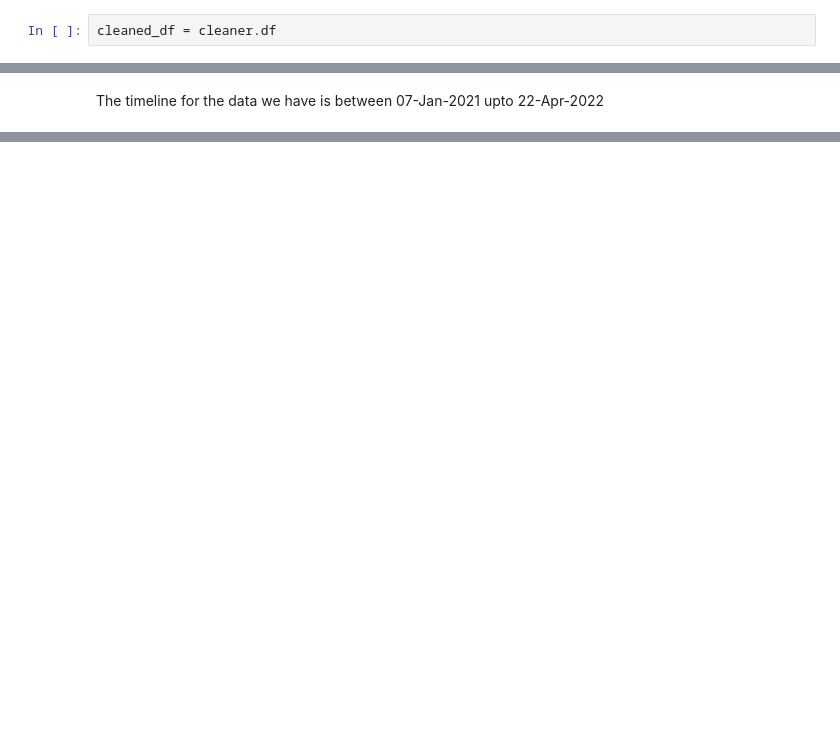
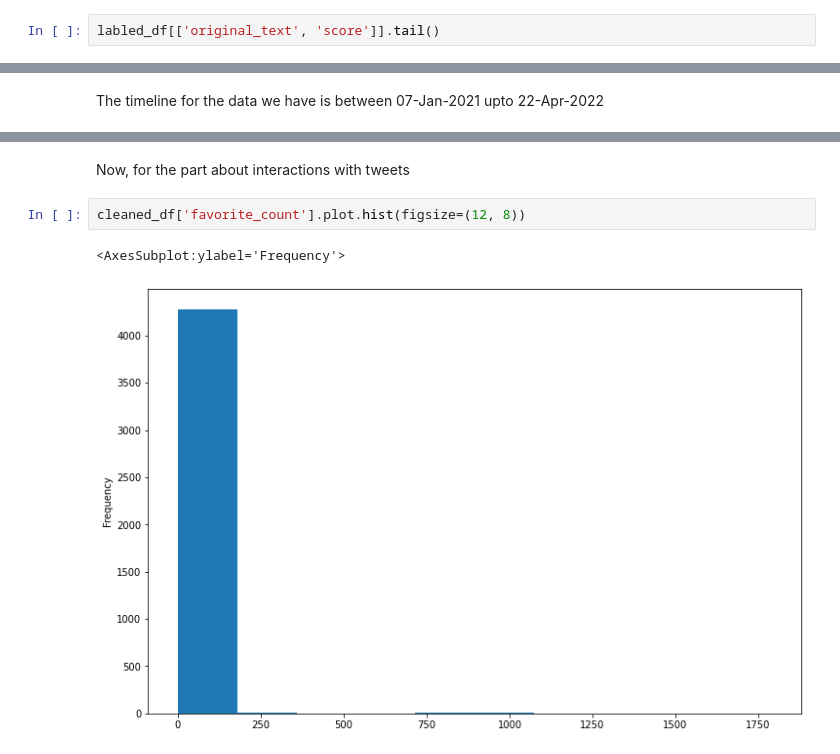
Before and after one commit to Hen0k/Twitter-Data-Analysis, a Jupyter notebook: notebooks/EDA.ipynb, the cells around one changed output, grey strips where cells are left out. Cells and saved outputs as stored; diff of their text form; blank space fills up the shorter version.

```diff
--- a/notebooks/EDA.ipynb
+++ b/notebooks/EDA.ipynb
@@ -142,2 +130,2 @@ cleaner.df.head()
 # %%
-cleaned_df = cleaner.df
+labled_df[['original_text', 'score']].tail()
@@ -148,0 +203,7 @@ The timeline for the data we have is between 07-Jan-2021 upto 22-Apr-2022
+# %% [markdown]
+Now, for the part about interactions with tweets
+# %%
+cleaned_df['favorite_count'].plot.hist(figsize=(12, 8))
+# %% [output]
+<AxesSubplot:ylabel='Frequency'>
+[figure, added]
```
Also changed, not shown: parts of 26 cells of this notebook, 2 other files.
